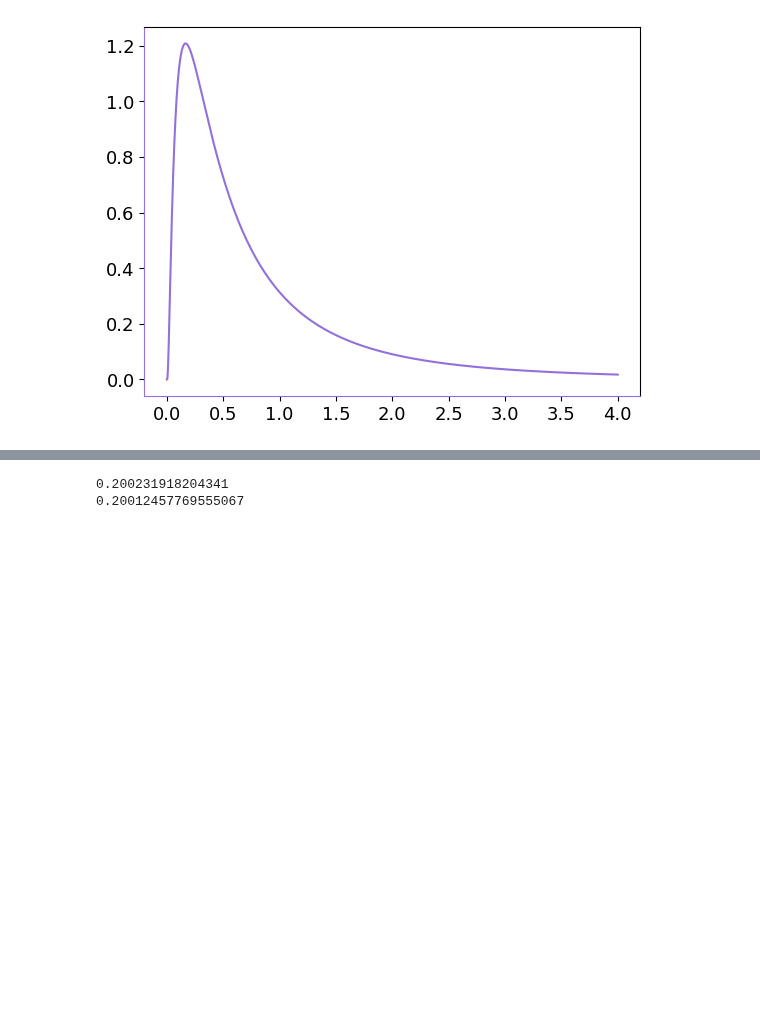
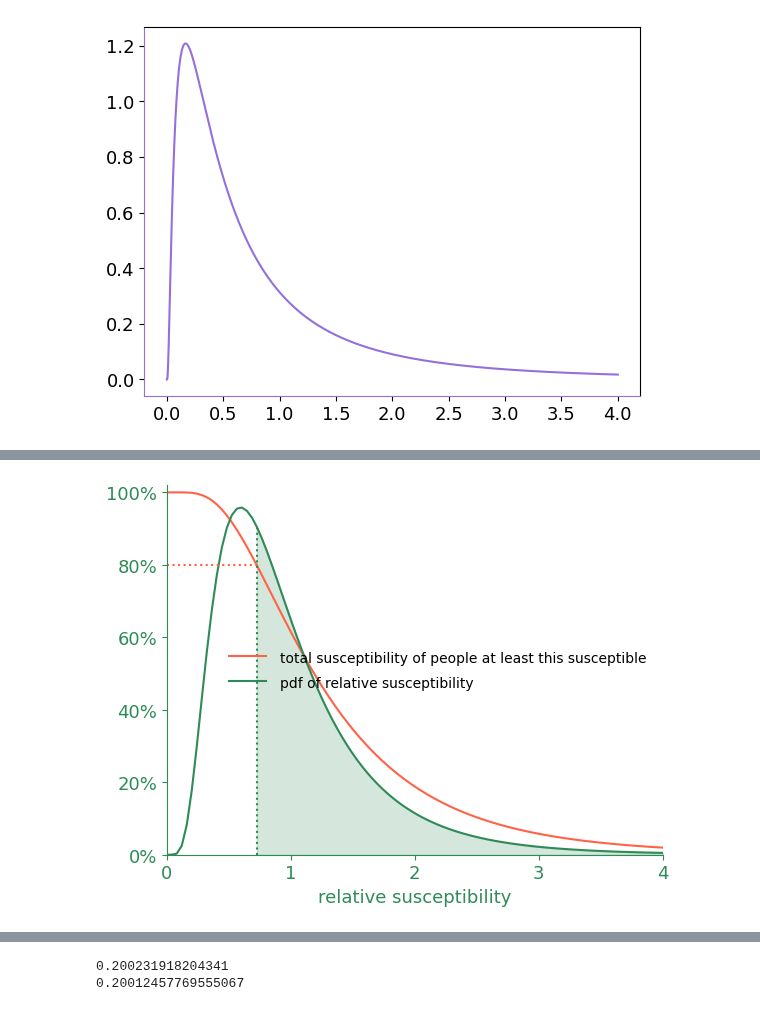
Before and after one commit to tanderson11/householdheterogeneity, a Jupyter notebook: notebooks/TraitFigures.ipynb, the cells around one changed output, grey strips where cells are left out. Saved outputs shown, nothing was run; the diff lists cells and outputs as text; code cells hidden in the pictures; blank space fills up the shorter version.

```diff
--- a/notebooks/TraitFigures.ipynb
+++ b/notebooks/TraitFigures.ipynb
@@ -85,7 +146,7 @@ import matplotlib.pyplot as plt
 import scipy.integrate
 import pandas as pd
 
-model_inputs = S80_P80_SAR_Inputs(0.6, 0.4, 0.3).to_normal_inputs()
+model_inputs = S80_P80_SAR_Inputs(0.6, 0.8, 0.3).to_normal_inputs()
 
 sus_trait = model_inputs['sus']
 
@@ -99,6 +160,8 @@ fraction_of_infections_most = [scipy.integrate.quad(lambda x: sus_trait.distribu
 df = pd.DataFrame({
     'relative susceptibility':grid_values,
     #'cumulative density':density,
-    'people at least this susceptible':np.array(density_greater),
     'cumulative susceptibility':np.array(fraction_of_infections_most)
 })
+# %%
+df['total susceptibility of people at least this susceptible'] = 1 - df['cumulative susceptibility']
+df = df.drop('cumulative susceptibility', axis=1)
@@ -105,3 +186,48 @@ df = pd.DataFrame({
+# %%
+import seaborn as sns
+base_color = 'seagreen'
+highlight_color='tomato'
+
+plt.rcParams.update({'font.size': 13,})
+ax = df.plot(x='relative susceptibility', color=[highlight_color, base_color, 'brown'])
+
+#ax.axhline(0.2, linestyle='dotted', xmax=0.76/xmax, color=highlight_color)
+ax.axhline(0.8, linestyle='dotted', xmax=0.76/xmax, color=highlight_color)
+ax.axvline(0.725, ymax=0.89, linestyle='dotted', color=base_color)
+
+ax.set_yticks([0.0, 0.2, 0.6, 1.0], ['0%', '20%', '60%', '100%'], color=base_color)
+ax.set_yticks([0.0, 0.2, 0.4, 0.6, 0.8, 1.0], ['0%', '20%', '40%', '60%', '80%', '100%'], color=base_color)
+ax.set_ylim((0.0,1.02))
+
+ax.set_xticks([0,1,2,3,4,5], [0,1,2,3,4,5],color=base_color)
+ax.set_xlim((0.0,xmax))
+ax.set_xlabel('relative susceptibility', color=base_color)
+
+#from curlybrace.curlyBrace import curlyBrace
+#curlyBrace(ax.figure, ax,(0.725,0.0),(0.725,0.6), str_text='$s_{80}$', color=base_color)
+
+#plt.box(on=None)
+#ax.set_axis_on()
+plt.legend(frameon=False)
+plt.setp(ax.get_legend().get_texts(), fontsize='10')
+ax.get_legend().remove()
+
+sns.despine()
+ax.spines['bottom'].set_color(base_color)
+ax.spines['left'].set_color(base_color)
+ax.tick_params(colors=base_color, which='both')
+
+plt.fill_between(
+        x=df['relative susceptibility'],
+        y1=df['pdf of relative susceptibility'],
+        where=df['relative susceptibility']>=0.72,
+        color= base_color,
+        alpha= 0.2
+)
+
+plt.savefig('../batched_figs/sus_visual.pdf', dpi=400)
+# %% [output]
+[figure, added]
 # %%
 import seaborn as sns
 base_color = 'seagreen'
```
Also changed, not shown: parts of 9 cells of this notebook, 2 other files.
